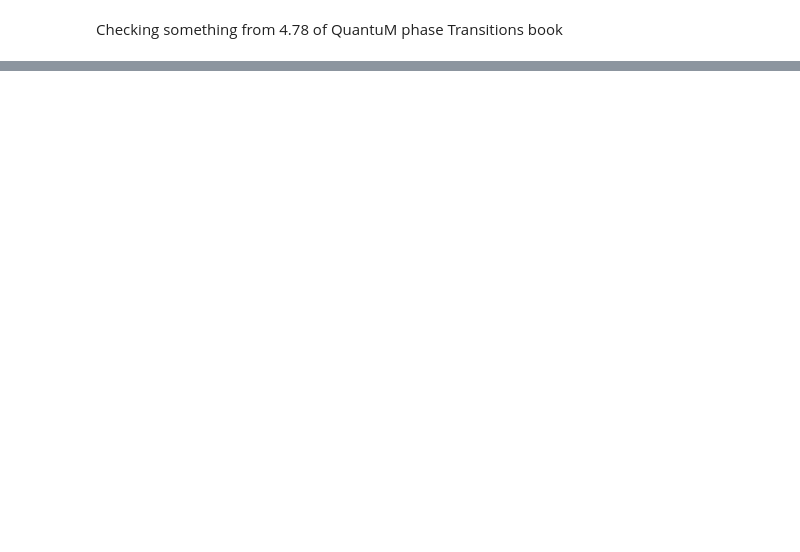
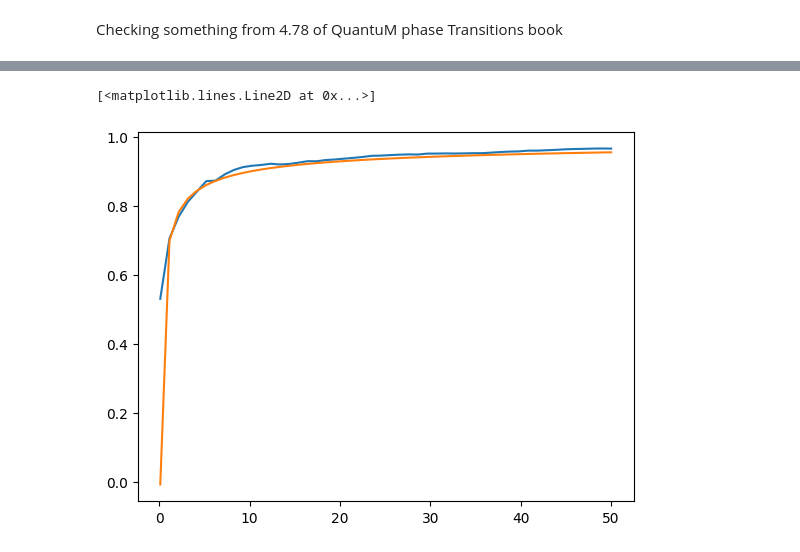
Before and after one commit to KristianMunnikhuis/subsystem_loschmidt_echo, a Jupyter notebook: scripts/mutual_info/exact_diag/Integrable Ising Model/scaling_of_m_vs_h.ipynb, the cells around one changed output, grey strips where cells are left out. Drawn from its saved outputs; the diff is of its cells as text; code cells hidden in the pictures; blank space fills up the shorter version.

```diff
--- a/scripts/mutual_info/exact_diag/Integrable Ising Model/scaling_of_m_vs_h.ipynb
+++ b/scripts/mutual_info/exact_diag/Integrable Ising Model/scaling_of_m_vs_h.ipynb
@@ -94,0 +77,3 @@ array([0.80005957, 0.80023826, 0.80053597, 0.80095257, 0.80148784,
+# %%
+def h(t,tau):
+    return 5*(1-t/tau)
@@ -94,0 +123,20 @@ array([0.80005957, 0.80023826, 0.80053597, 0.80095257, 0.80148784,
+# %%
+dat= []
+for j in range(len(taus)):
+    d = []
+    for i in range(len(k_vals)):
+        uv = donttrust[j][i]
+        x = positive_energy_spinor(k_vals[i],0)
+
+        beta_k = np.abs(np.vdot(x,uv))**2
+
+        d+= [beta_k]
+
+    dat.append(np.sum(d)/L)
+# %%
+plt.plot(taus,dat)
+plt.plot(taus,1-1/np.sqrt(taus)/np.pi)
+#plt.hlines(1-np.exp(-2*np.pi**3*taus[-1]/L/L),0,100)
+# %% [output]
+[<matplotlib.lines.Line2D at 0x...>]
+[figure, added]
```
Also changed, not shown: parts of 13 cells of this notebook, 3 other files.
